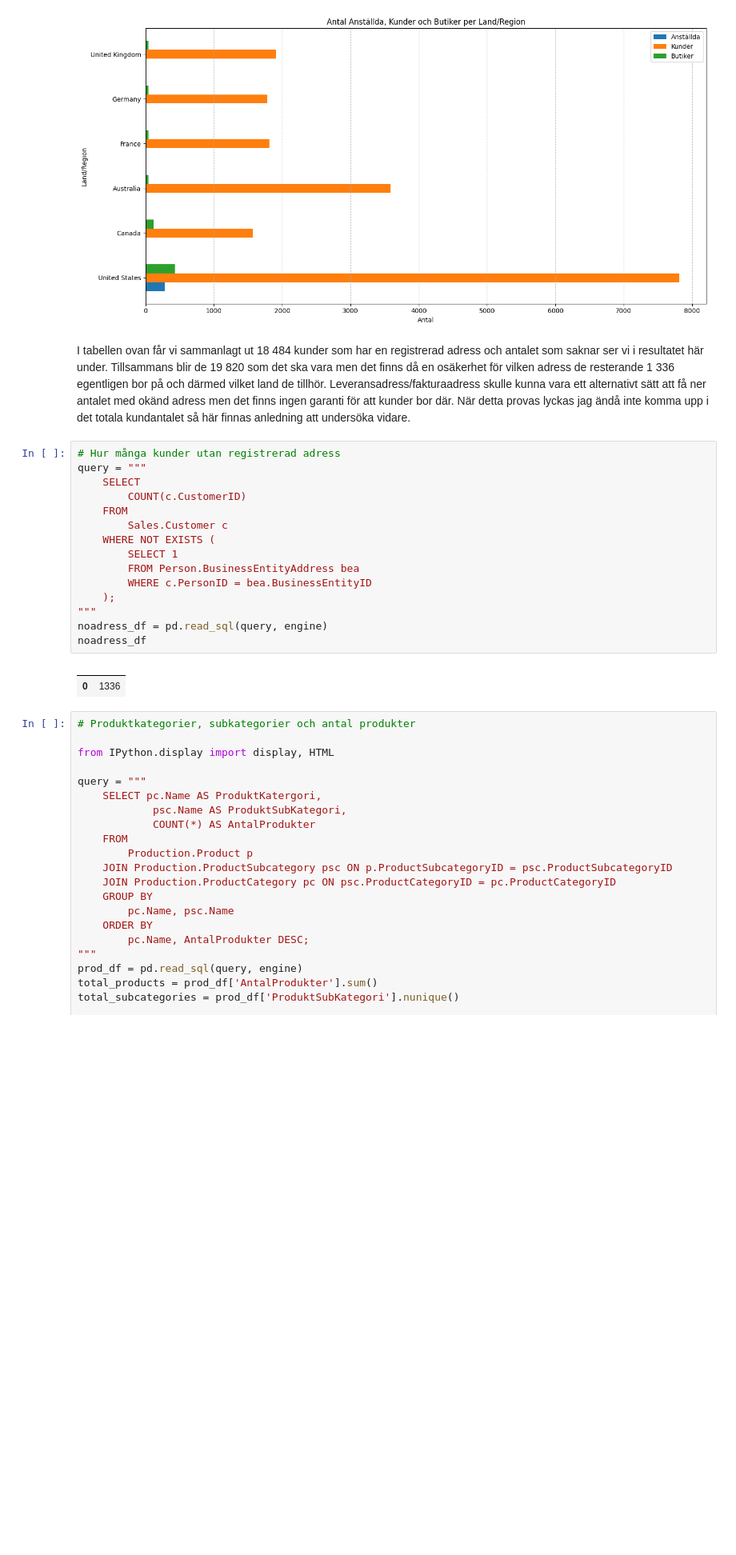
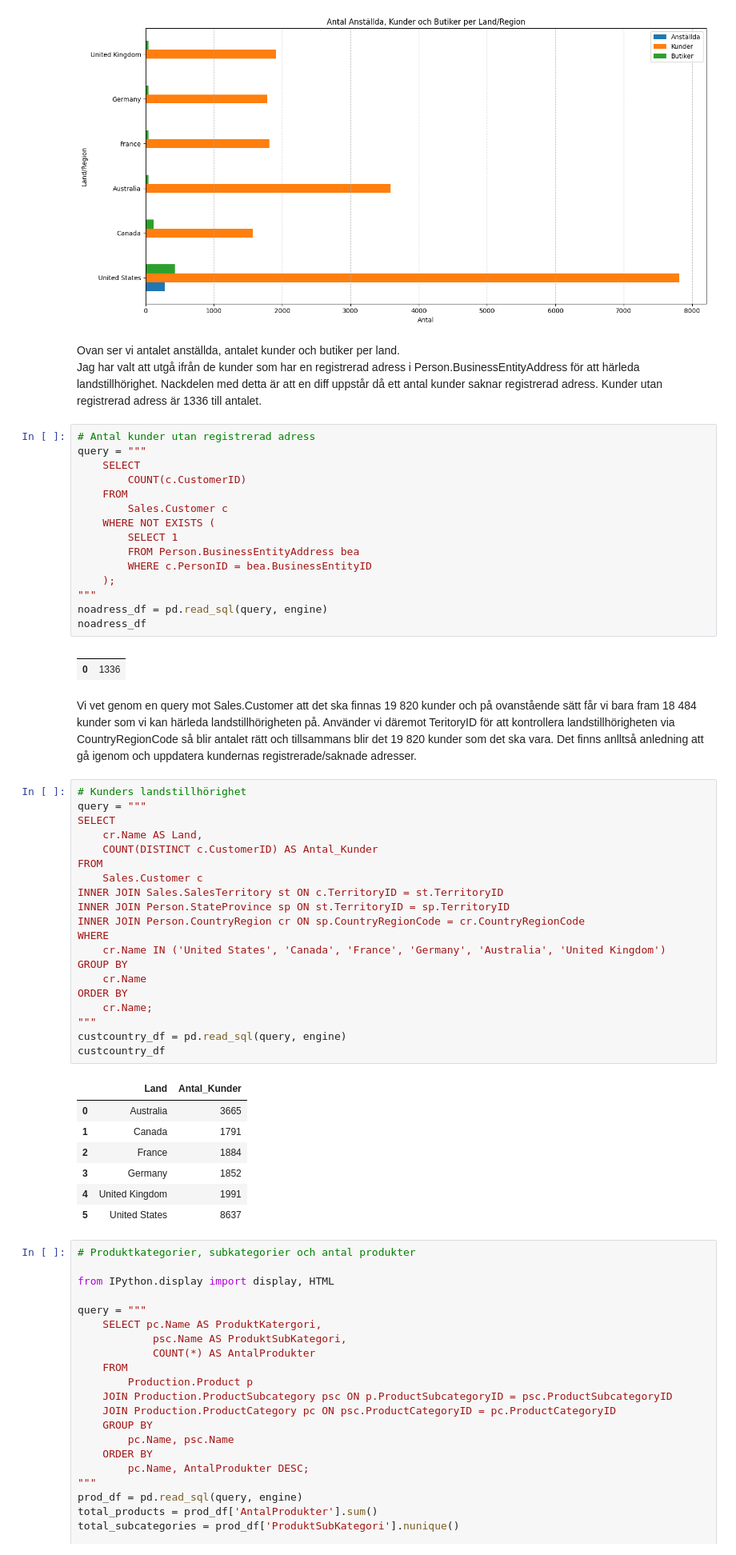
Before and after one commit to mabjq/ds24_SQL_kurs, a Jupyter notebook: Kunskapskontroll_sql.ipynb, the cells around one changed output. Shown at 80% size. Saved outputs shown, nothing was run; the diff lists cells and outputs as text; blank space fills up the shorter version.

```diff
--- a/Kunskapskontroll_sql.ipynb
+++ b/Kunskapskontroll_sql.ipynb
@@ -271,10 +211,11 @@ finally:
 | 4 | Germany | 1 | 1780 | 40 |
 | 5 | United Kingdom | 1 | 1913 | 40 |
 [figure]
-# %% [markdown]
-I tabellen ovan får vi sammanlagt ut 18 484 kunder som har en registrerad adress och antalet som saknar ser vi i resultatet här under. Tillsammans blir de 19 820 som det ska vara men det finns då en osäkerhet för vilken adress de resterande 1 336 egentligen bor på och därmed vilket land de tillhör. Leveransadress/fakturaadress skulle kunna vara ett alternativt sätt att få ner antalet med okänd adress men det finns ingen garanti för att kunder bor där. När detta provas lyckas jag ändå inte komma upp i det totala kundantalet så här finnas anledning att undersöka vidare.
+# %% [markdown]
+Ovan ser vi antalet anställda, antalet kunder och butiker per land.
+Jag har valt att utgå ifrån de kunder som har en registrerad adress i Person.BusinessEntityAddress för att härleda landstillhörighet. Nackdelen med detta är att en diff uppstår då ett antal kunder saknar registrerad adress. Kunder utan registrerad adress är 1336 till antalet.
 # %%
-# Hur många kunder utan registrerad adress
+# Antal kunder utan registrerad adress
 query = """
     SELECT
         COUNT(c.CustomerID)
@@ -291,6 +232,36 @@ noadress_df
 # %% [output]
 |  |  |
 | 0 | 1336 |
+# %% [markdown]
+Vi vet genom en query mot Sales.Customer att det ska finnas 19 820 kunder och på ovanstående sätt får vi bara fram 18 484 kunder som vi kan härleda landstillhörigheten på. Använder vi däremot TeritoryID för att kontrollera landstillhörigheten via CountryRegionCode så blir antalet rätt och tillsammans blir det 19 820 kunder som det ska vara. Det finns anlltså anledning att gå igenom och uppdatera kundernas registrerade/saknade adresser.
+# %%
+# Kunders landstillhörighet
+query = """
+SELECT
+    cr.Name AS Land,
+    COUNT(DISTINCT c.CustomerID) AS Antal_Kunder
+FROM
+    Sales.Customer c
+INNER JOIN Sales.SalesTerritory st ON c.TerritoryID = st.TerritoryID
+INNER JOIN Person.StateProvince sp ON st.TerritoryID = sp.TerritoryID
+INNER JOIN Person.CountryRegion cr ON sp.CountryRegionCode = cr.CountryRegionCode
+WHERE
+    cr.Name IN ('United States', 'Canada', 'France', 'Germany', 'Australia', 'United Kingdom')
+GROUP BY
+    cr.Name
+ORDER BY
+    cr.Name;
+"""
+custcountry_df = pd.read_sql(query, engine)
+custcountry_df
+# %% [output]
+|  | Land | Antal_Kunder |
+| 0 | Australia | 3665 |
+| 1 | Canada | 1791 |
+| 2 | France | 1884 |
+| 3 | Germany | 1852 |
+| 4 | United Kingdom | 1991 |
+| 5 | United States | 8637 |
 # %%
 # Produktkategorier, subkategorier och antal produkter
 
```
Also changed, not shown: parts of 12 cells of this notebook.
